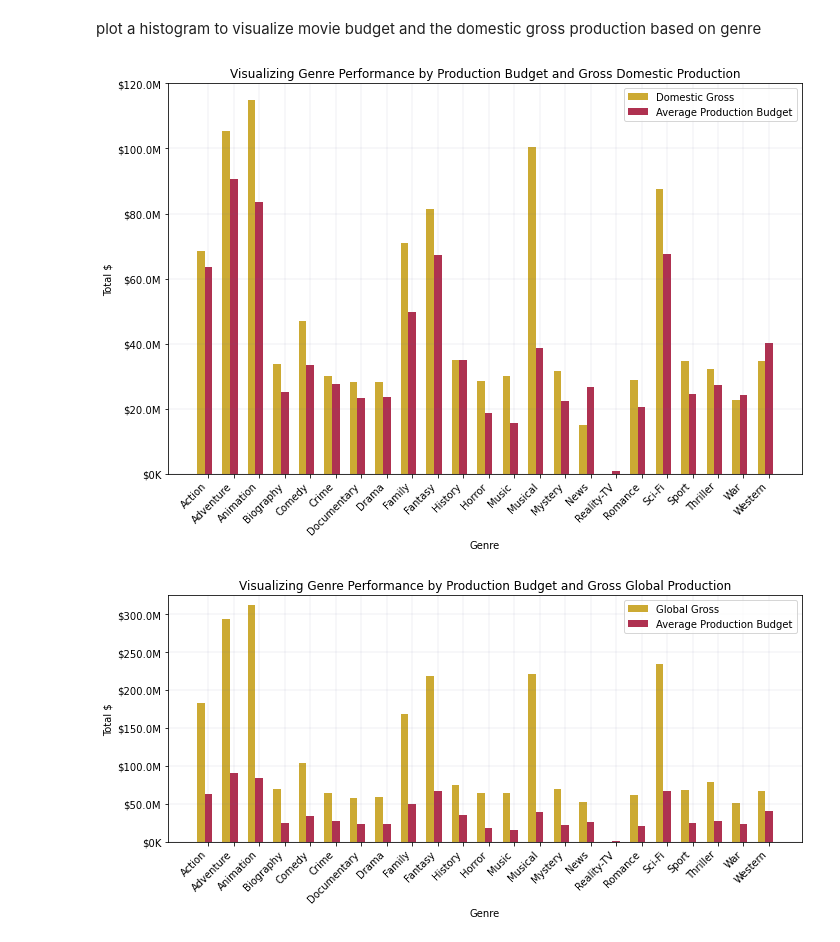
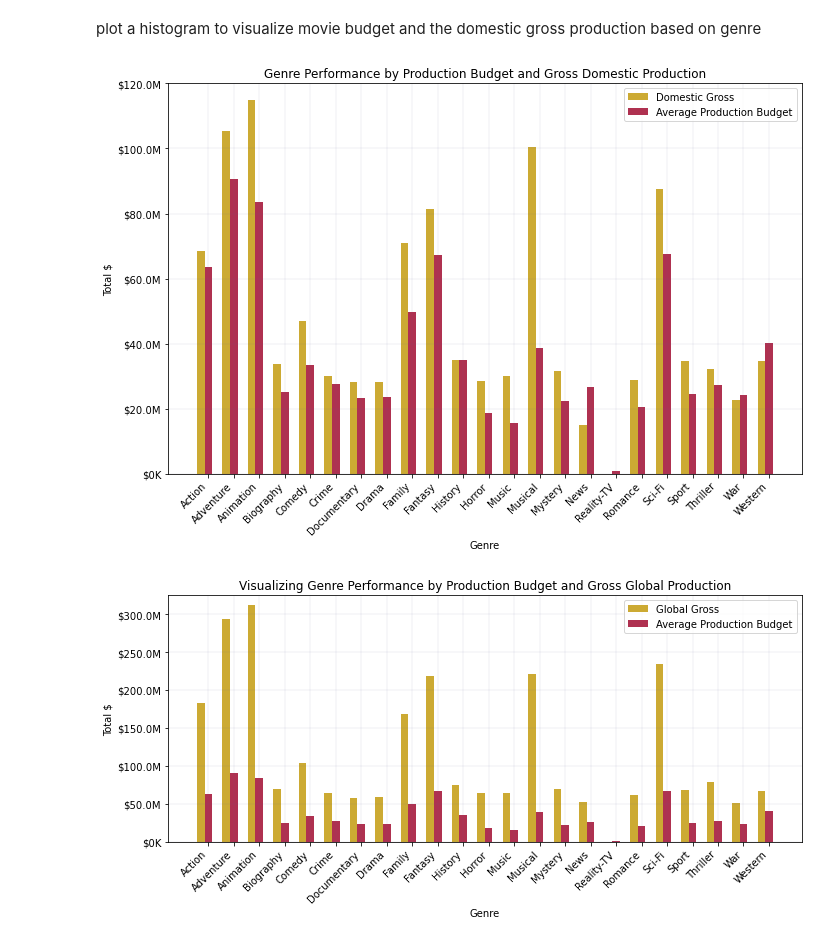
Before and after one commit to LaurenElaine/dsc-phase-1-project-v2-4, a Jupyter notebook: Microsoft Movie Studio Recommendations.ipynb, the cells around one changed output. Saved outputs shown, nothing was run; the diff lists cells and outputs as text; code cells hidden in the pictures.

```diff
--- a/Microsoft Movie Studio Recommendations.ipynb
+++ b/Microsoft Movie Studio Recommendations.ipynb
@@ -1034,35 +1034,35 @@ x = np.arange(len(labels))
 
 # set the plot, format, and labels
 fig, ax = plt.subplots(figsize=(10,7))
 bar_width = 0.3
 ax1 = ax.bar(x - bar_width / 2,
              domestic_gross_mean_genres.values,
              width = 0.3,
              color = '#CCAA33',
              label='Domestic Gross')
 ax2 = ax.bar(x + bar_width / 2,
              production_mean_genres.values,
              width = 0.3,
              color = '#AF3150',
              label='Average Production Budget')
 ax.yaxis.set_major_formatter(currency)
 plt.ylim(0,120000000)
 ax.set_xticks(x + bar_width / 2)
 ax.set_xticklabels(domestic_gross_mean_genres.index.unique())
 plt.setp(ax.get_xticklabels(), rotation=45, ha='right') # cite: https://pythonguides.com/matplotlib-x-axis-label/
 ax.grid(color='#666699', linestyle='-', linewidth=0.1)
 ax.set_xlabel('Genre')
 ax.set_ylabel('Total $')
 
 # Add title and legends
-ax.set_title('Visualizing Genre Performance by Production Budget and Gross Domestic Production')
+ax.set_title('Genre Performance by Production Budget and Gross Domestic Production')
 ax.legend()
 
 # format the layout and display the visualization
 fig.tight_layout()
 plt.show()
 # %% [output]
-[figure, old version]
+[figure, new version]
 # %%
 #plot a histogram to visualize movie budget and the global gross production based on genre
 
```
Also changed, not shown: parts of 32 cells of this notebook, 14 other files.
